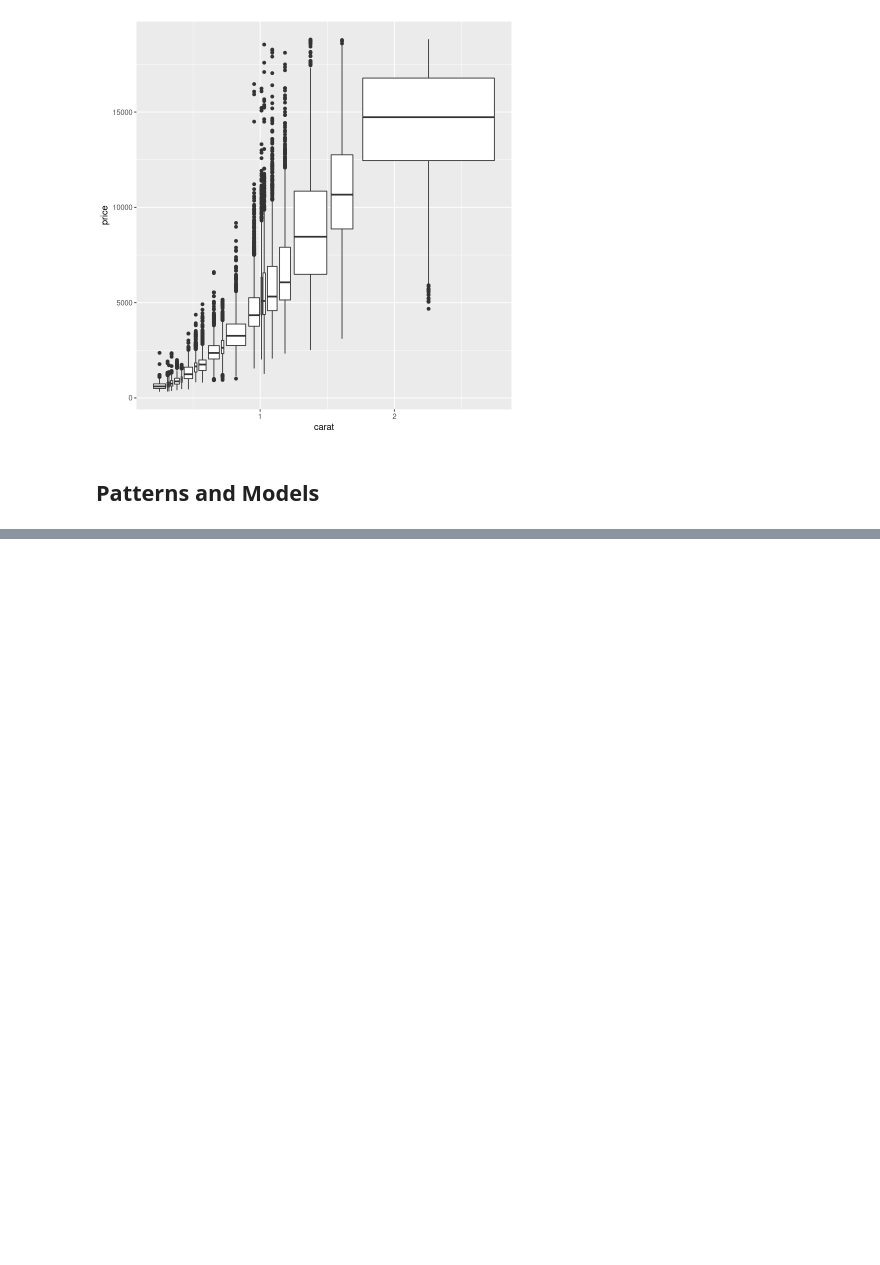
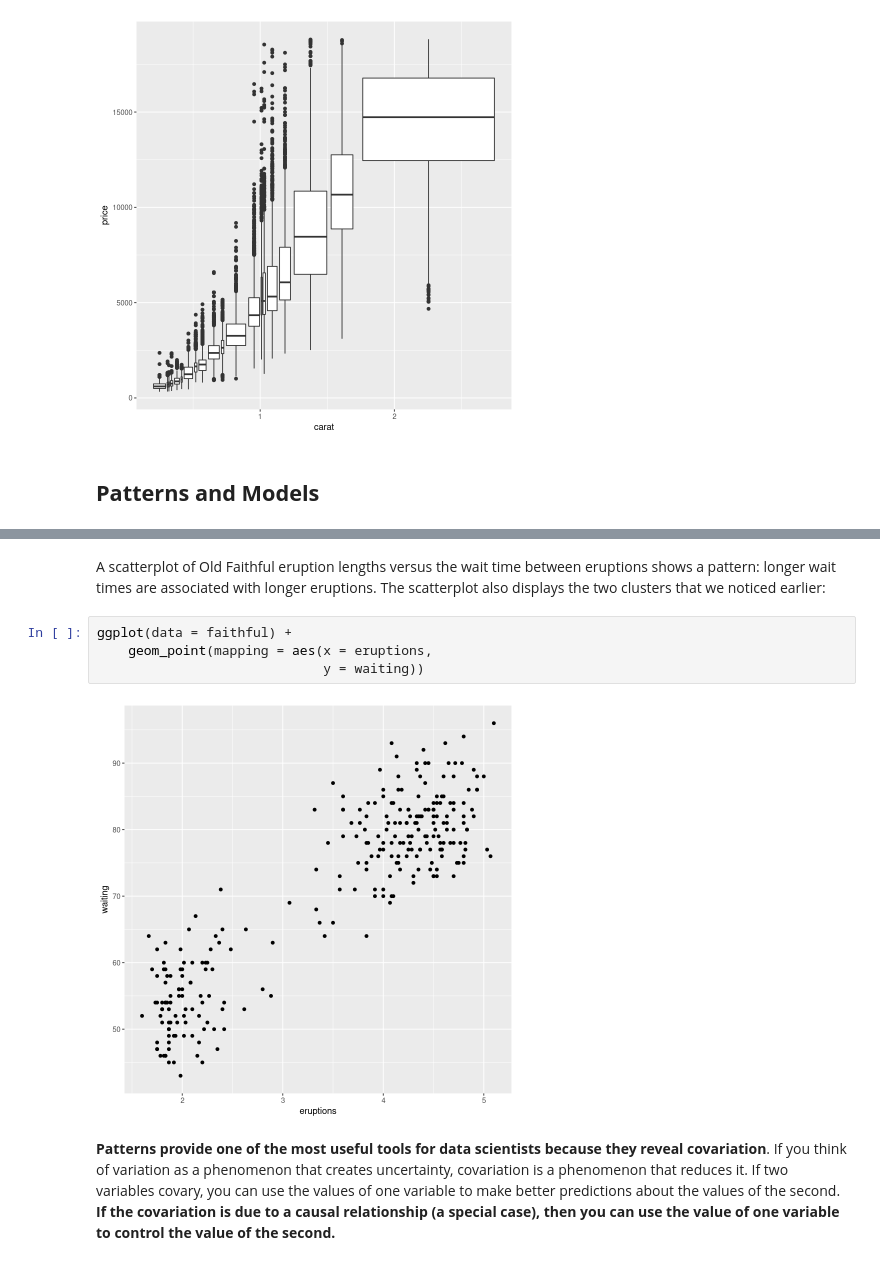
Before and after one commit to cmarsa/r4ds, a Jupyter notebook: 05_exploratory_data_analysis.ipynb, the cells around one changed output, grey strips where cells are left out. Drawn from its saved outputs; the diff is of its cells as text; blank space fills up the shorter version.

```diff
--- a/05_exploratory_data_analysis.ipynb
+++ b/05_exploratory_data_analysis.ipynb
@@ -760,0 +773,18 @@ ggplot(data = smaller,
+# %% [markdown]
+A scatterplot of Old Faithful eruption lengths versus the wait time
+between eruptions shows a pattern: longer wait times are associated
+with longer eruptions. The scatterplot also displays the two clusters
+that we noticed earlier:
+# %%
+ggplot(data = faithful) +
+    geom_point(mapping = aes(x = eruptions,
+                             y = waiting))
+# %% [output]
+[figure, added]
+# %% [markdown]
+__Patterns provide one of the most useful tools for data scientists
+because they reveal covariation__. If you think of variation as a phenomenon that creates uncertainty, covariation is a phenomenon that
+reduces it. If two variables covary, you can use the values of one
+variable to make better predictions about the values of the second. __If
+the covariation is due to a causal relationship (a special case), then
+you can use the value of one variable to control the value of the second.__
```
Also changed, not shown: parts of 6 cells of this notebook.
